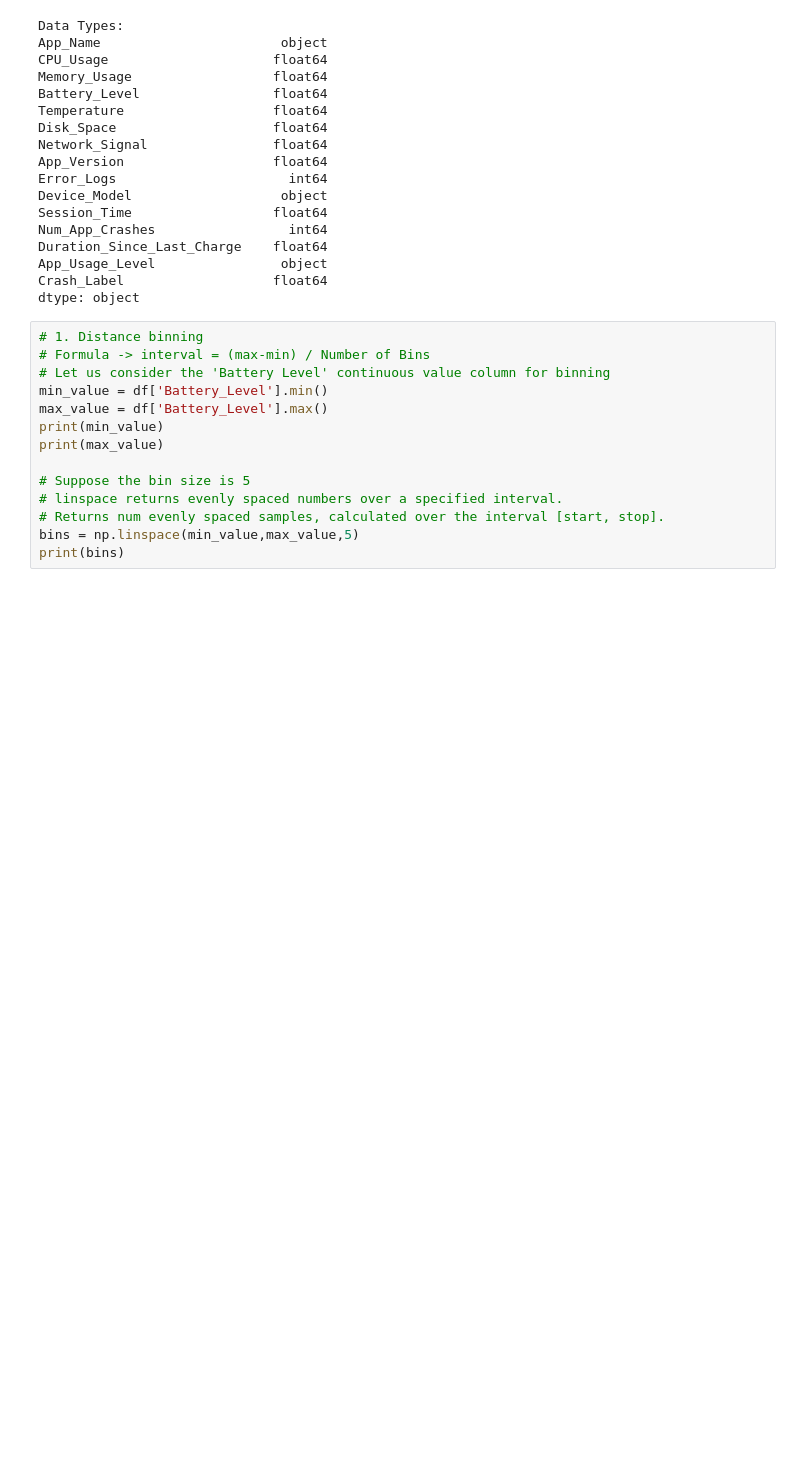
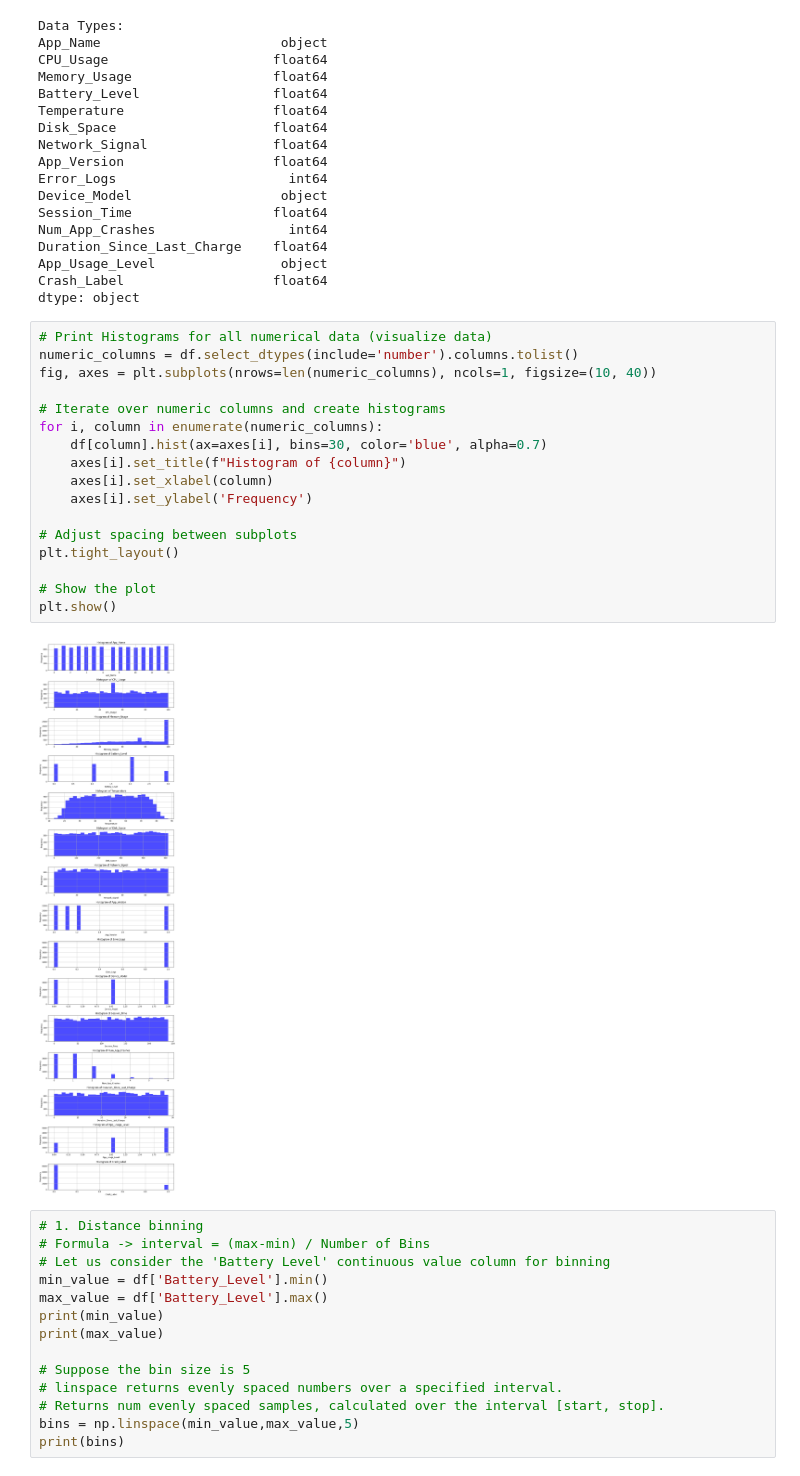
Before and after one commit to dkkh87/EDA-System-Crash-DS-Project, a Jupyter notebook: eda/IDS_Assignment.ipynb, the cells around one changed output. Saved outputs shown, nothing was run; the diff lists cells and outputs as text; blank space fills up the shorter version.

Commit message:
adding histograms

```diff
--- a/eda/IDS_Assignment.ipynb
+++ b/eda/IDS_Assignment.ipynb
@@ -165,6 +165,25 @@ Duration_Since_Last_Charge    float64
 App_Usage_Level                object
 Crash_Label                   float64
 dtype: object
+# %%
+# Print Histograms for all numerical data (visualize data)
+numeric_columns = df.select_dtypes(include='number').columns.tolist()
+fig, axes = plt.subplots(nrows=len(numeric_columns), ncols=1, figsize=(10, 40))
+
+# Iterate over numeric columns and create histograms
+for i, column in enumerate(numeric_columns):
+    df[column].hist(ax=axes[i], bins=30, color='blue', alpha=0.7)
+    axes[i].set_title(f"Histogram of {column}")
+    axes[i].set_xlabel(column)
+    axes[i].set_ylabel('Frequency')
+
+# Adjust spacing between subplots
+plt.tight_layout()
+
+# Show the plot
+plt.show()
+# %% [output]
+[figure, added]
 # %%
 # 1. Distance binning
 # Formula -> interval = (max-min) / Number of Bins
```
Also changed, not shown: parts of 1 cell of this notebook.
